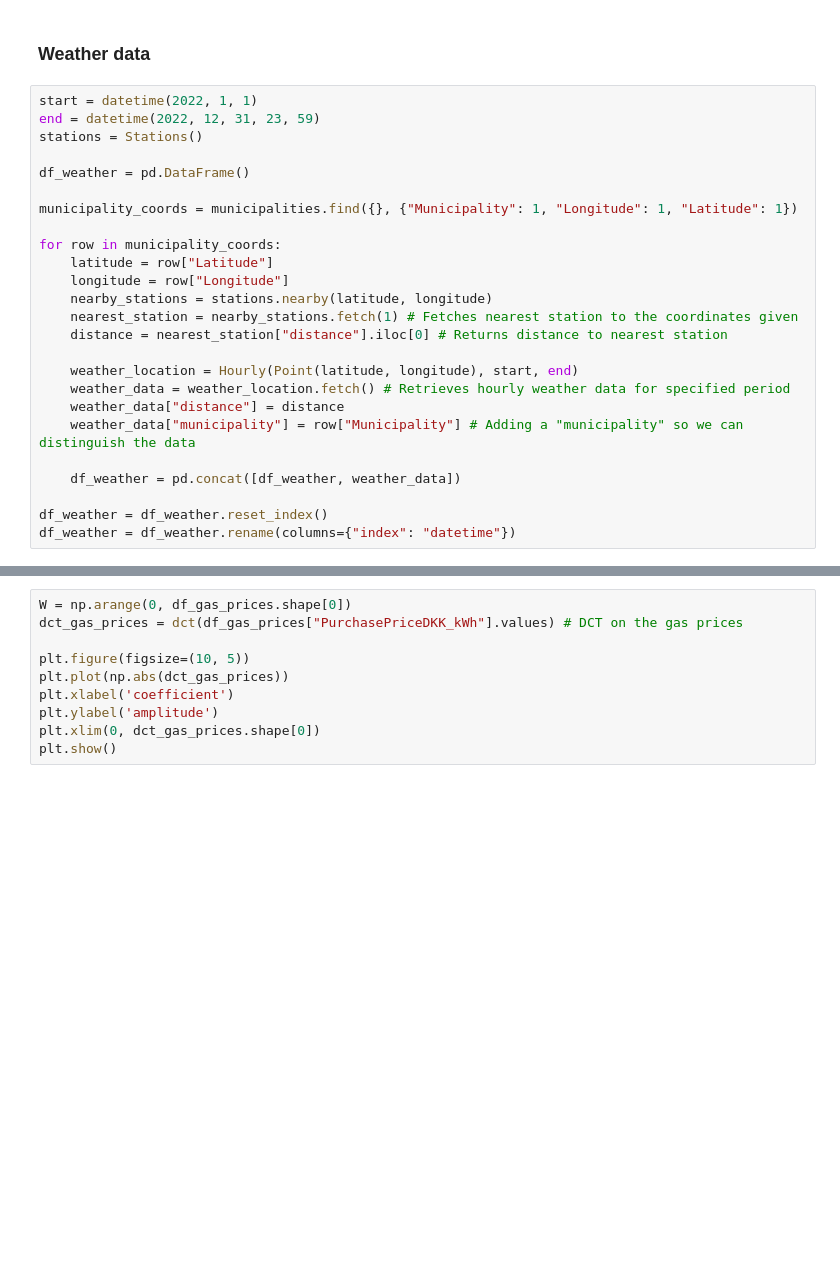
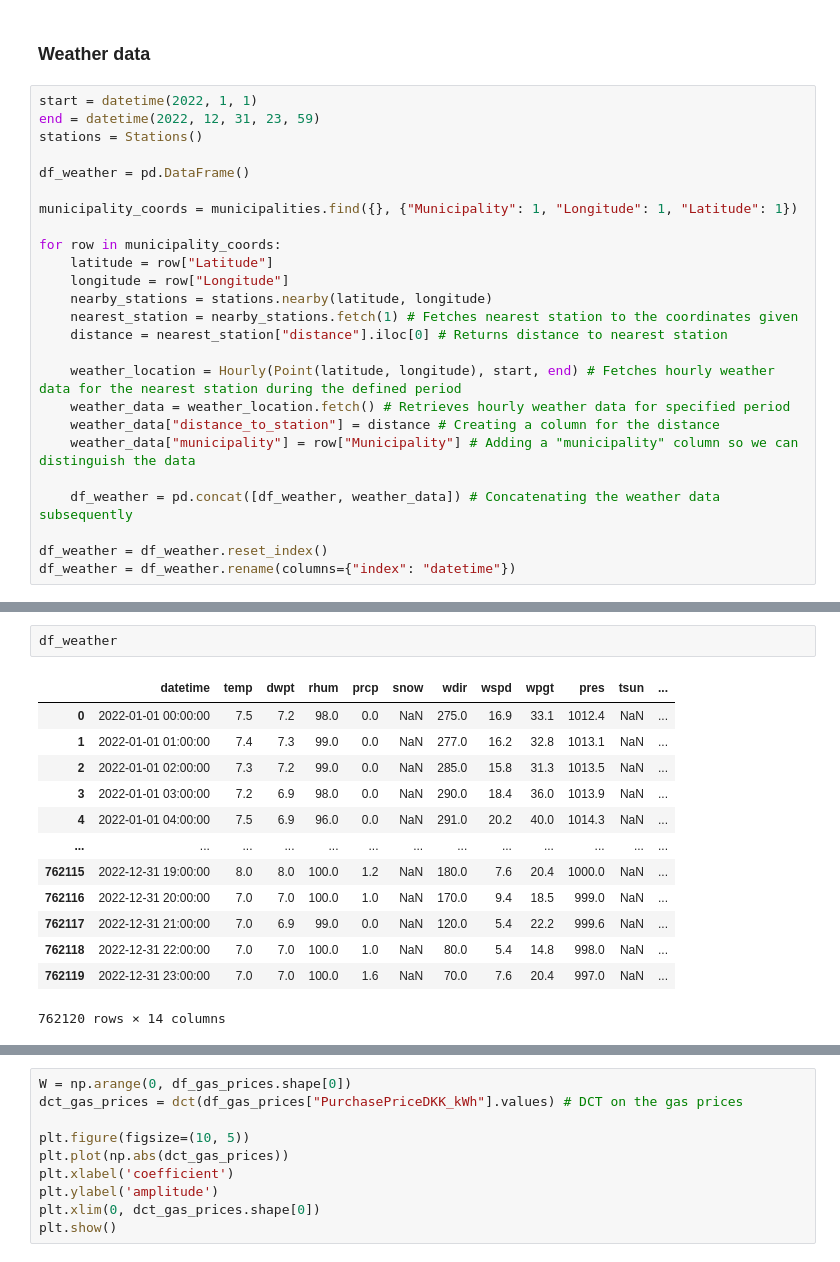
Before and after one commit to aadle/data-to-decision-320, a Jupyter notebook: project_2/project_2.ipynb, the cells around one changed output, grey strips where cells are left out. Saved outputs shown, nothing was run; the diff lists cells and outputs as text; blank space fills up the shorter version.

```diff
--- a/project_2/project_2.ipynb
+++ b/project_2/project_2.ipynb
@@ -246,12 +219,12 @@ for row in municipality_coords:
     nearest_station = nearby_stations.fetch(1) # Fetches nearest station to the coordinates given
     distance = nearest_station["distance"].iloc[0] # Returns distance to nearest station
 
-    weather_location = Hourly(Point(latitude, longitude), start, end)
+    weather_location = Hourly(Point(latitude, longitude), start, end) # Fetches hourly weather data for the nearest station during the defined period
     weather_data = weather_location.fetch() # Retrieves hourly weather data for specified period
-    weather_data["distance"] = distance
-    weather_data["municipality"] = row["Municipality"] # Adding a "municipality" so we can distinguish the data
+    weather_data["distance_to_station"] = distance # Creating a column for the distance
+    weather_data["municipality"] = row["Municipality"] # Adding a "municipality" column so we can distinguish the data
 
-    df_weather = pd.concat([df_weather, weather_data])
+    df_weather = pd.concat([df_weather, weather_data]) # Concatenating the weather data subsequently
 
 df_weather = df_weather.reset_index()
 df_weather = df_weather.rename(columns={"index": "datetime"})
@@ -273,4 +246,20 @@ FutureWarning: The behavior of DataFrame concatenation with empty or all-NA entr
 FutureWarning: 'H' is deprecated and will be removed in a future version, please use 'h' instead.
 FutureWarning: The behavior of array concatenation with empty entries is deprecated. In a future version, this will no longer exclude empty items when determining the result dtype. To retain the old b ...
 FutureWarning: The behavior of DataFrame concatenation with empty or all-NA entries is deprecated. In a future version, this will no longer exclude empty or all-NA columns when determining the result  ...
+# %%
+df_weather
+# %% [output]
+|  | datetime | temp | dwpt | rhum | prcp | snow | wdir | wspd | wpgt | pres | tsun | ... |
+| 0 | 2022-01-01 00:00:00 | 7.5 | 7.2 | 98.0 | 0.0 | NaN | 275.0 | 16.9 | 33.1 | 1012.4 | NaN | ... |
+| 1 | 2022-01-01 01:00:00 | 7.4 | 7.3 | 99.0 | 0.0 | NaN | 277.0 | 16.2 | 32.8 | 1013.1 | NaN | ... |
+| 2 | 2022-01-01 02:00:00 | 7.3 | 7.2 | 99.0 | 0.0 | NaN | 285.0 | 15.8 | 31.3 | 1013.5 | NaN | ... |
+| 3 | 2022-01-01 03:00:00 | 7.2 | 6.9 | 98.0 | 0.0 | NaN | 290.0 | 18.4 | 36.0 | 1013.9 | NaN | ... |
+| 4 | 2022-01-01 04:00:00 | 7.5 | 6.9 | 96.0 | 0.0 | NaN | 291.0 | 20.2 | 40.0 | 1014.3 | NaN | ... |
+| ... | ... | ... | ... | ... | ... | ... | ... | ... | ... | ... | ... | ... |
+| 762115 | 2022-12-31 19:00:00 | 8.0 | 8.0 | 100.0 | 1.2 | NaN | 180.0 | 7.6 | 20.4 | 1000.0 | NaN | ... |
+| 762116 | 2022-12-31 20:00:00 | 7.0 | 7.0 | 100.0 | 1.0 | NaN | 170.0 | 9.4 | 18.5 | 999.0 | NaN | ... |
+| 762117 | 2022-12-31 21:00:00 | 7.0 | 6.9 | 99.0 | 0.0 | NaN | 120.0 | 5.4 | 22.2 | 999.6 | NaN | ... |
+| 762118 | 2022-12-31 22:00:00 | 7.0 | 7.0 | 100.0 | 1.0 | NaN | 80.0 | 5.4 | 14.8 | 998.0 | NaN | ... |
+| 762119 | 2022-12-31 23:00:00 | 7.0 | 7.0 | 100.0 | 1.6 | NaN | 70.0 | 7.6 | 20.4 | 997.0 | NaN | ... |
+762120 rows × 14 columns
 # %%
```
Also changed, not shown: parts of 64 cells of this notebook.
